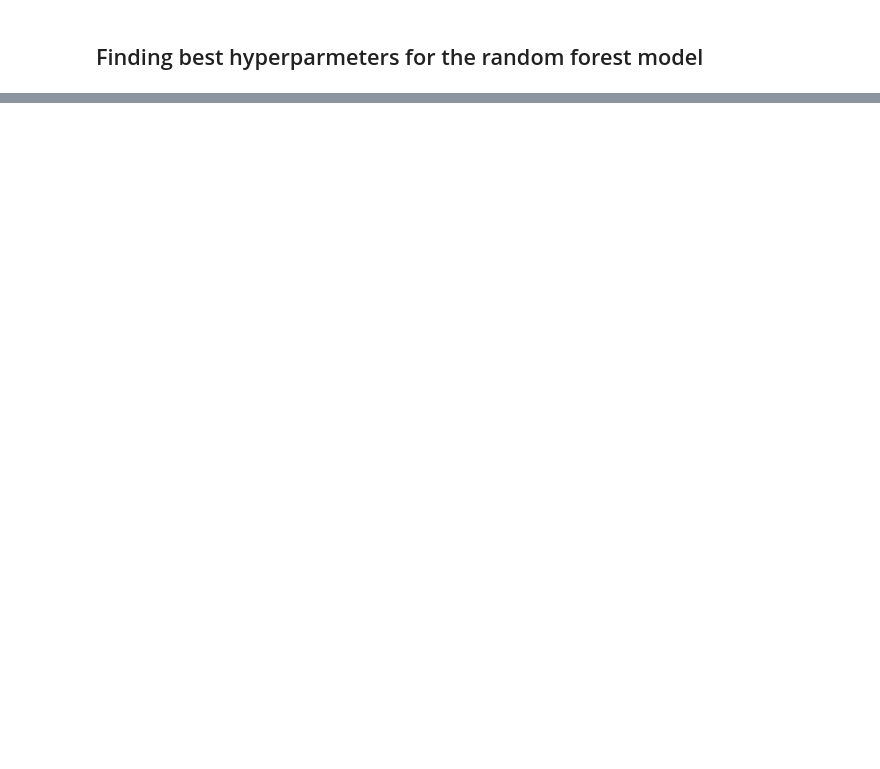
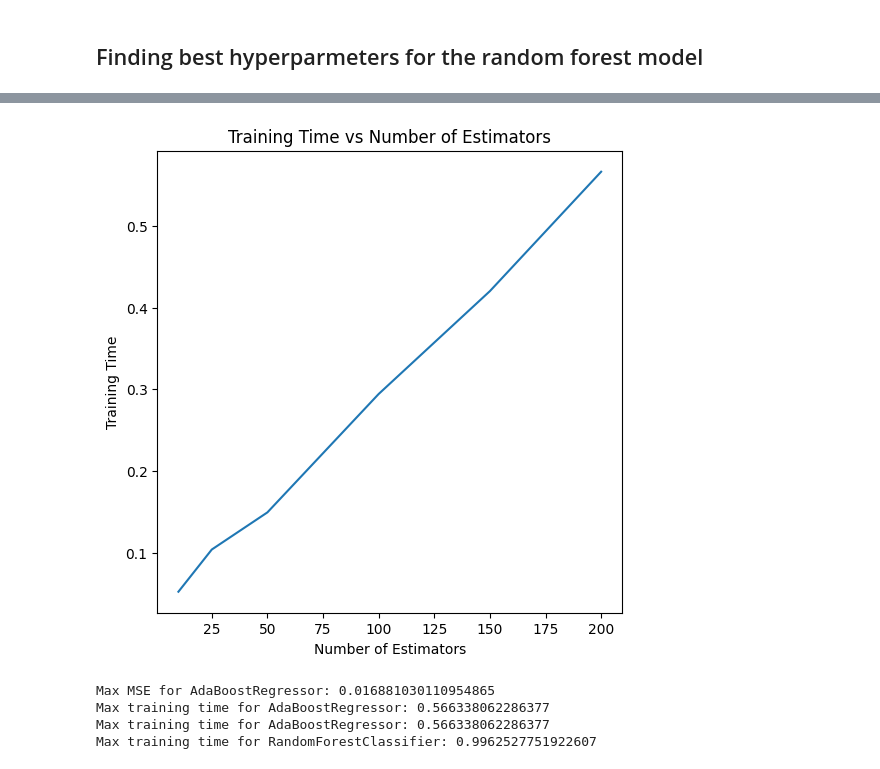
Before and after one commit to ArjunDosajh/SMAI-A4, a Jupyter notebook: code/4.ipynb, the cells around one changed output, grey strips where cells are left out. Cells and saved outputs as stored; diff of their text form; code cells hidden in the pictures; blank space fills up the shorter version.

```diff
--- a/code/4.ipynb
+++ b/code/4.ipynb
@@ -226,0 +423,27 @@ Accuracy: 0.017391304347826087
+# %%
+plt.figure(figsize=(6, 6))
+plt.plot(num_estimators, training_time_ada_regressor)
+plt.xlabel('Number of Estimators')
+plt.ylabel('Training Time')
+plt.title('Training Time vs Number of Estimators')
+plt.show()
+# %% [output]
+[figure, added]
+# %%
+max_mse_ada_regressor = max(mse_scores_ada_regressor)
+max_training_ada_regressor = max(training_time_ada_regressor)
+
+print(f"Max MSE for AdaBoostRegressor: {max_mse_ada_regressor}")
+print(f"Max training time for AdaBoostRegressor: {max_training_ada_regressor}")
+
+# print max times also
+max_time_ada_regressor = max(training_time_ada_regressor)
+max_time_random_forest_classifier = max(training_times_random_forest)
+
+print(f"Max training time for AdaBoostRegressor: {max_time_ada_regressor}")
+print(f"Max training time for RandomForestClassifier: {max_time_random_forest_classifier}")
+# %% [output]
+Max MSE for AdaBoostRegressor: 0.016881030110954865
+Max training time for AdaBoostRegressor: 0.566338062286377
+Max training time for AdaBoostRegressor: 0.566338062286377
+Max training time for RandomForestClassifier: 0.9962527751922607
```
Also changed, not shown: parts of 24 cells of this notebook, 1 other file.
